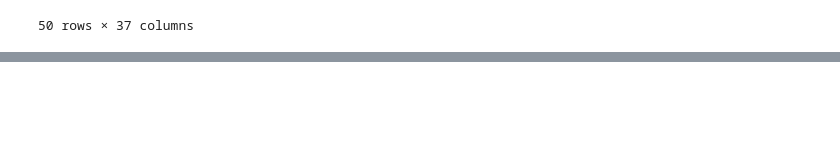
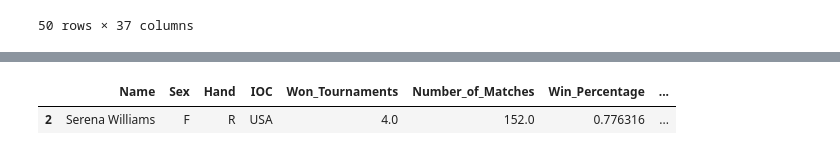
Before and after one commit to WilliamSimoni/Tennis-Matches-Data-mining, a Jupyter notebook: src/3_data_integration.ipynb, the cells around one changed output, grey strips where cells are left out. Saved outputs shown, nothing was run; the diff lists cells and outputs as text; code cells hidden in the pictures; blank space fills up the shorter version.

```diff
--- a/src/3_data_integration.ipynb
+++ b/src/3_data_integration.ipynb
@@ -543,0 +559,11 @@ df_top_female_players.to_csv("../data/integrations/female_winners_stats_top.csv"
+# %%
+matches_male_players = pd.read_csv('../data/integrations/matches_male_players.csv')
+# %%
+list_of_male_names = df_male_matches['player_name'].unique()
+
+#df_player.loc[df_player['Name'] == name, 'Hand'] = df_h[0]
+
+for name in list_of_male_names:
+    loser_rank_avg = df_male_matches[(df_male_matches['loser_name'] == name) & (df_male_matches['loser_rank'] > 0)]['loser_rank'].mean()
+    winner_rank_avg = df_male_matches[(df_male_matches['winner_name'] == name) & (df_male_matches['winner_rank'] > 0)]['winner_rank'].mean()
+    matches_male_players.loc[matches_male_players['Name'] == name, 'avg_rank'] = (loser_rank_avg + winner_rank_avg)/2
@@ -543,0 +590,14 @@ df_top_female_players.to_csv("../data/integrations/female_winners_stats_top.csv"
+# %%
+list_of_female_names = df_female_matches['player_name'].unique()
+
+#df_player.loc[df_player['Name'] == name, 'Hand'] = df_h[0]
+
+for name in list_of_female_names:
+    loser_rank_avg = df_female_matches[(df_female_matches['loser_name'] == name) & (df_female_matches['loser_rank'] > 0)]['loser_rank'].mean()
+    winner_rank_avg = df_female_matches[(df_female_matches['winner_name'] == name) & (df_female_matches['winner_rank'] > 0)]['winner_rank'].mean()
+    matches_female_players.loc[matches_female_players['Name'] == name, 'avg_rank'] = (loser_rank_avg + winner_rank_avg)/2
+# %%
+matches_female_players[matches_female_players["Name"] == "Serena Williams"]
+# %% [output]
+|  | Name | Sex | Hand | IOC | Won_Tournaments | Number_of_Matches | Win_Percentage | ... |
+| 2 | Serena Williams | F | R | USA | 4.0 | 152.0 | 0.776316 | ... |
```
Also changed, not shown: parts of 8 cells of this notebook, 8 other files.
